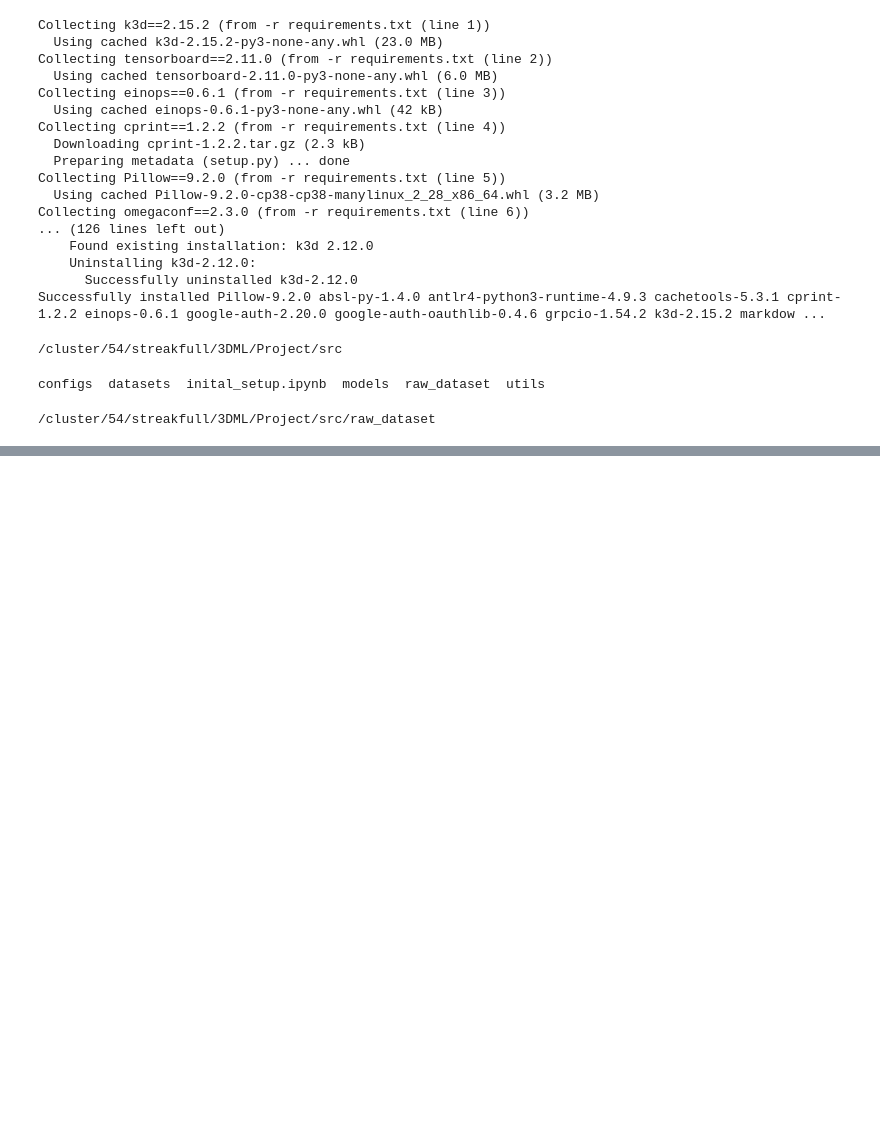
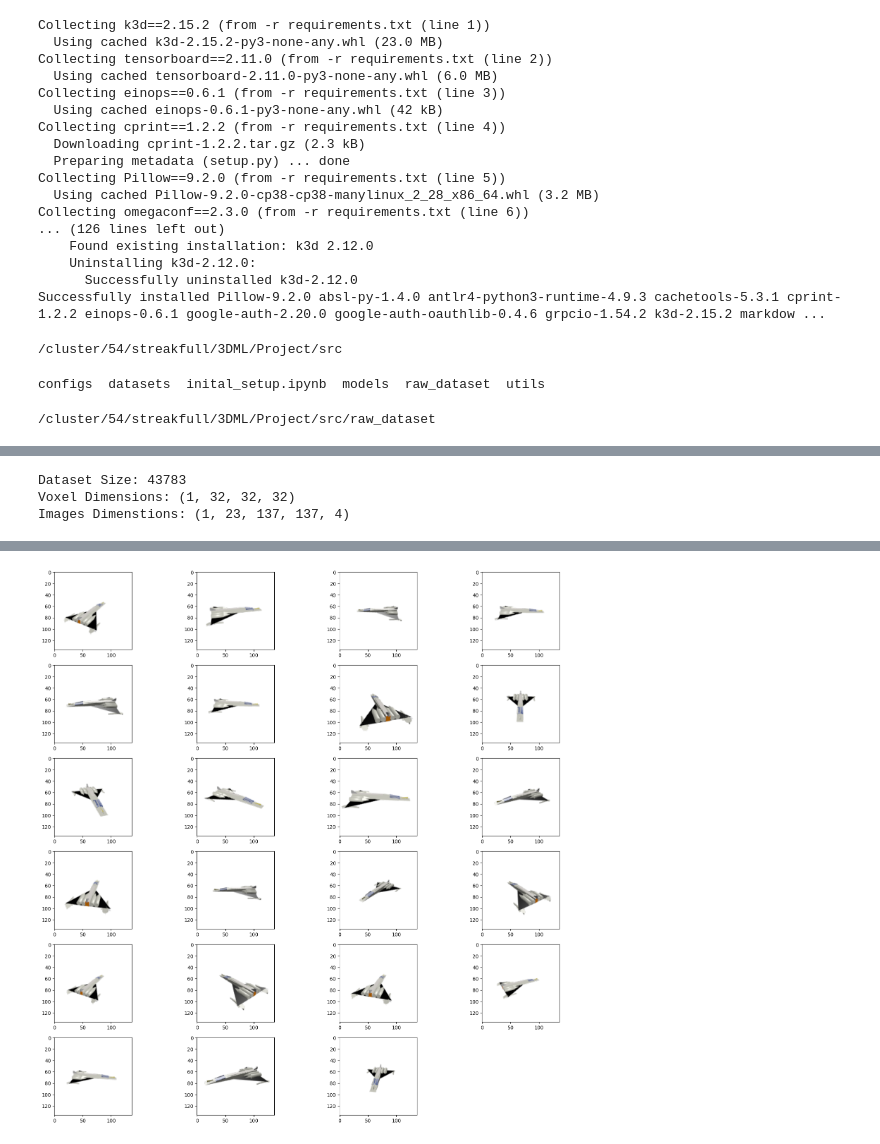
Before and after one commit to Streakfull/3DML, a Jupyter notebook: Project/src/inital_setup.ipynb, the cells around one changed output, grey strips where cells are left out. Drawn from its saved outputs; the diff is of its cells as text; code cells hidden in the pictures; blank space fills up the shorter version.

```diff
--- a/Project/src/inital_setup.ipynb
+++ b/Project/src/inital_setup.ipynb
@@ -59,6 +56,14 @@ The autoreload extension is already loaded. To reload it, use:
 # %%
-dataset = ShapeNet(cat="airplane",is_overfit=False)
-len(dataset)
-dataset.items
-voxels = dataset[0]["voxels"]
-images = dataset[0]["images"]
+dataset = ShapeNet(cat="all",is_overfit=False)
+shape_data = dataset[0]
+voxels = shape_data["voxels"]
+images = shape_data["images"]
+print(f'Dataset Size: {len(dataset)}') # expected output: 43783
+print(f'Voxel Dimensions: {voxels.shape}')  # expected output: (1, 32, 32, 32)
+print(f'Images Dimenstions: {images.shape}')  # expected output: (1, 23, 137, 137, 4)
+visualize_occupancy(voxels[0],flip_axes=True)
+visualize_images(images[0])
+# %% [output]
+Dataset Size: 43783
+Voxel Dimensions: (1, 32, 32, 32)
+Images Dimenstions: (1, 23, 137, 137, 4)
@@ -64,0 +71 @@ images = dataset[0]["images"]
+[figure, added]
```
Also changed, not shown: parts of 4 cells of this notebook, 1 other file.
